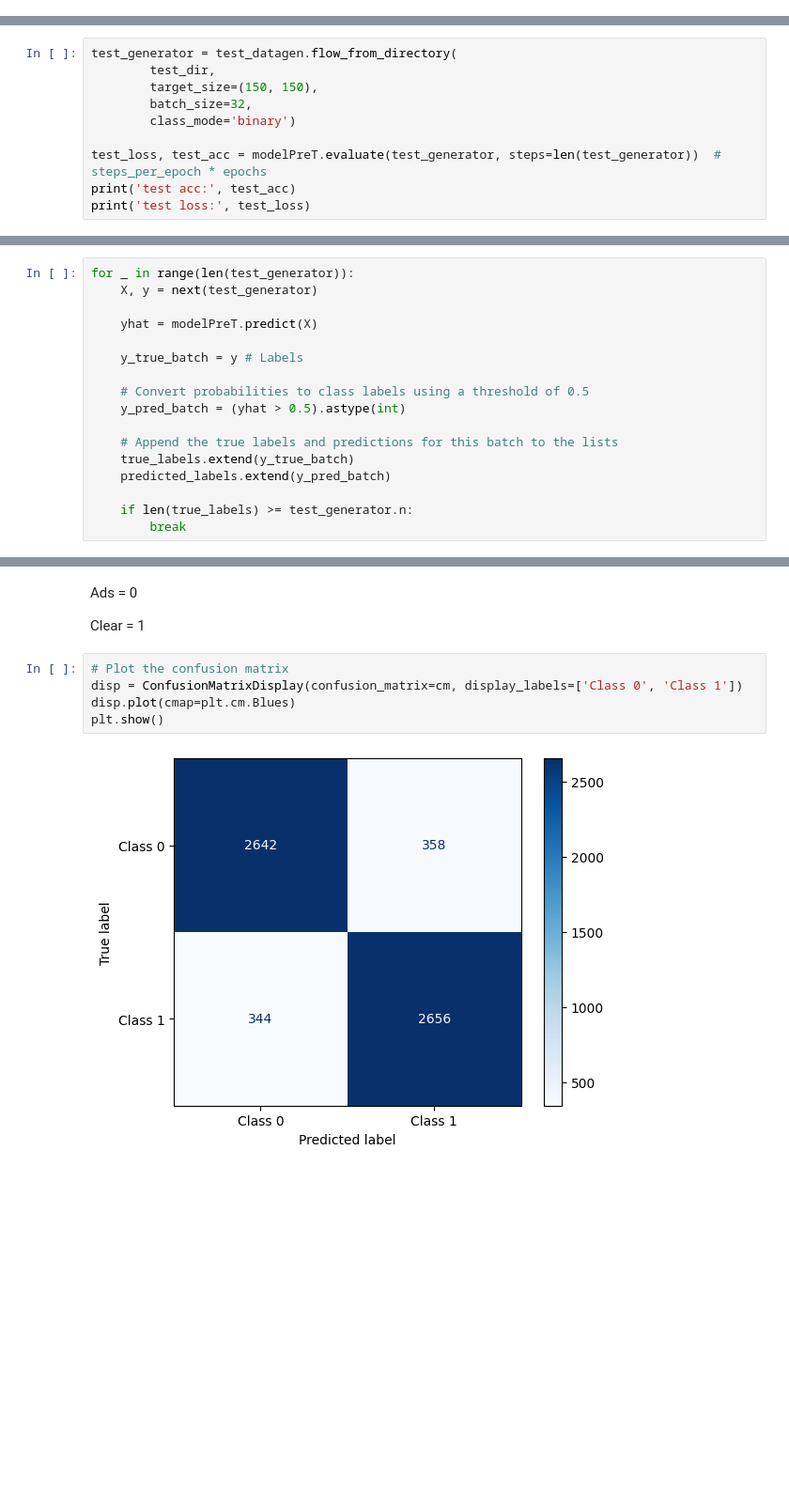
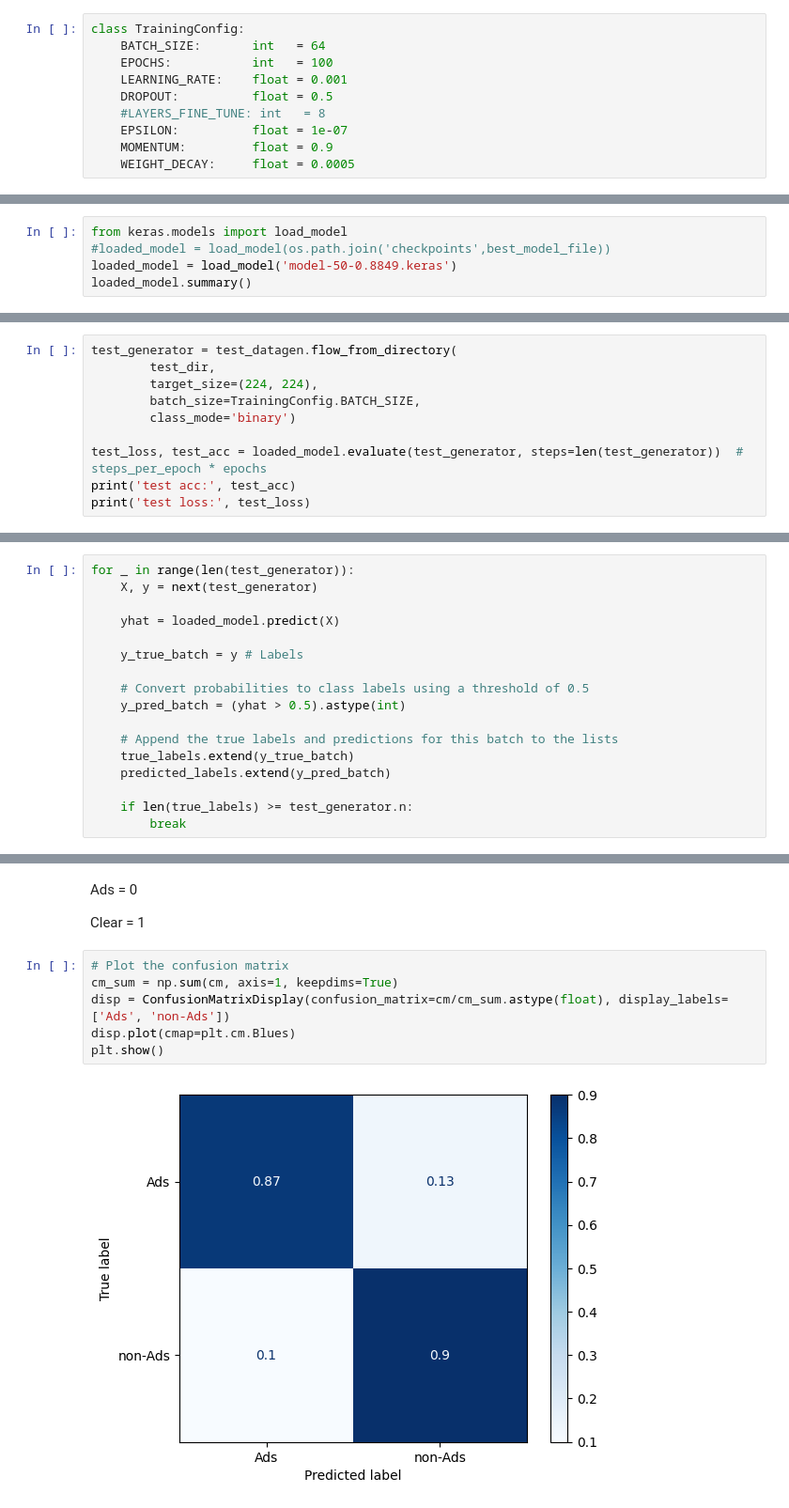
Before and after one commit to johnnysDeu/Thesis, a Jupyter notebook: PreTrained_Model_VGG16_Clear_RandomSplit.ipynb, the cells around one changed output, grey strips where cells are left out. Shown: that part at 94% size. Saved outputs shown, nothing was run; the diff lists cells and outputs as text; blank space fills up the shorter version.

Commit message:
All VGG16 Fine Tunning

```diff
--- a/PreTrained_Model_VGG16_Clear_RandomSplit.ipynb
+++ b/PreTrained_Model_VGG16_Clear_RandomSplit.ipynb
@@ -138,3 +154,13 @@ total test sample images: 3000
+# %%
+class TrainingConfig:
+    BATCH_SIZE:       int   = 64
+    EPOCHS:           int   = 100
+    LEARNING_RATE:    float = 0.001
+    DROPOUT:          float = 0.5
+    #LAYERS_FINE_TUNE: int   = 8
+    EPSILON:          float = 1e-07
+    MOMENTUM:         float = 0.9
+    WEIGHT_DECAY:     float = 0.0005
 # %% [markdown]
 # Data Preprocesing- Augmentation
 # %% [markdown]
@@ -368,0 +505,5 @@ plt.show()
+# %%
+from keras.models import load_model
+#loaded_model = load_model(os.path.join('checkpoints',best_model_file))
+loaded_model = load_model('model-50-0.8849.keras')
+loaded_model.summary()
@@ -371,11 +532,11 @@ plt.show()
 # %%
 test_generator = test_datagen.flow_from_directory(
         test_dir,
-        target_size=(150, 150),
-        batch_size=32,
+        target_size=(224, 224),
+        batch_size=TrainingConfig.BATCH_SIZE,
         class_mode='binary')
 
-test_loss, test_acc = modelPreT.evaluate(test_generator, steps=len(test_generator))  # steps_per_epoch * epochs
+test_loss, test_acc = loaded_model.evaluate(test_generator, steps=len(test_generator))  # steps_per_epoch * epochs
 print('test acc:', test_acc)
 print('test loss:', test_loss)
 # %% [output]
@@ -395,7 +562,7 @@ predicted_labels = []
 for _ in range(len(test_generator)):
     X, y = next(test_generator)
 
-    yhat = modelPreT.predict(X)
+    yhat = loaded_model.predict(X)
 
     y_true_batch = y # Labels
 
@@ -439,8 +615,9 @@ Ads = 0
 Clear = 1
 # %%
 # Plot the confusion matrix
-disp = ConfusionMatrixDisplay(confusion_matrix=cm, display_labels=['Class 0', 'Class 1'])
+cm_sum = np.sum(cm, axis=1, keepdims=True)
+disp = ConfusionMatrixDisplay(confusion_matrix=cm/cm_sum.astype(float), display_labels=['Ads', 'non-Ads'])
 disp.plot(cmap=plt.cm.Blues)
 plt.show()
 # %% [output]
-[figure, old version]
+[figure, new version]
```
Also changed, not shown: parts of 59 cells of this notebook, 1 other file.
